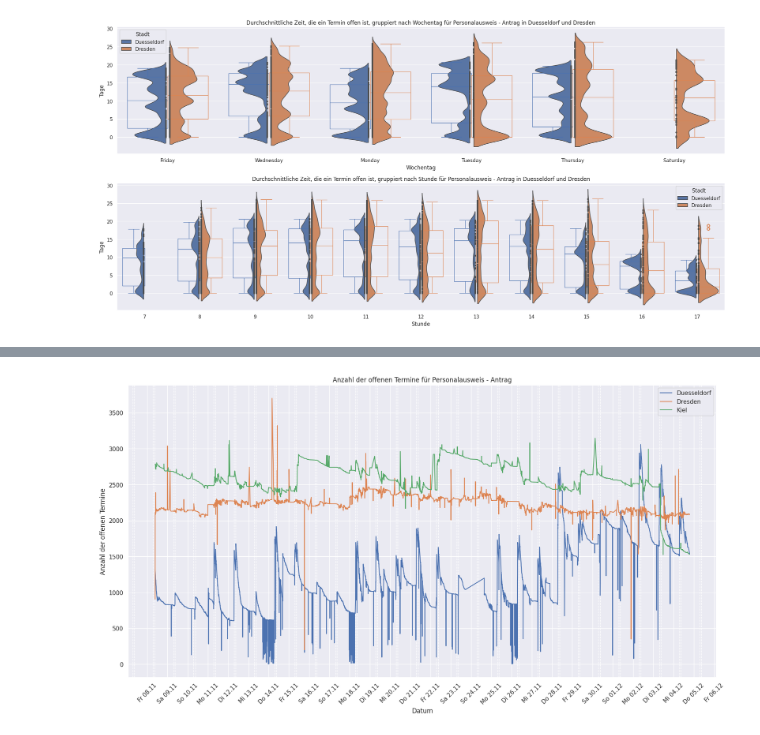
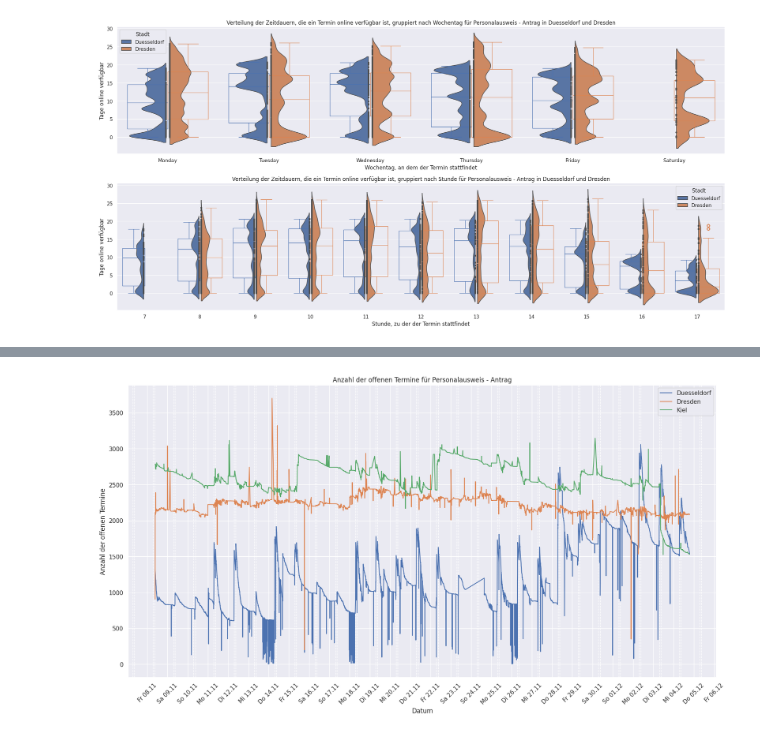
Before and after one commit to davidkempkens/appointment-scraper, a Jupyter notebook: data_analysis.ipynb, the cells around one changed output, grey strips where cells are left out. Cells and saved outputs as stored; diff of their text form; code cells hidden in the pictures.

```diff
--- a/data_analysis.ipynb
+++ b/data_analysis.ipynb
@@ -56,42 +61,55 @@ filtered_df = df[
 fig, ax = plt.subplots(figsize=(20, 10), nrows=2, ncols=1)
 
 for i, groupby in enumerate(["weekday", "hour"]):
-
     label = {
-        "weekday": "Wochentag",
-        "hour": "Stunde",
-    }
+            "weekday": "Wochentag",
+            "hour": "Stunde",
+        }
     sns.violinplot(
         x=groupby,
         y="days_open",
         data=filtered_df,
         ax=ax[i],
         inner="point",
         hue="city",
         split=True,
         gap=0.1,
+        order=(
+            [
+                "Monday",
+                "Tuesday",
+                "Wednesday",
+                "Thursday",
+                "Friday",
+                "Saturday",
+            ]
+            if groupby == "weekday"
+            else None
+        ),
     )
     sns.boxplot(
         x=groupby,
         y="days_open",
         data=filtered_df,
         ax=ax[i],
         showfliers=True,
         linewidth=1,
         fill=False,
         hue="city",
     )
-    title = f"Durchschnittliche Zeit, die ein Termin offen ist, gruppiert nach {label[groupby]} für {concern} in {' und '.join(cities)}"
+    title = f"Verteilung der Zeitdauern, die ein Termin online verfügbar ist, gruppiert nach {label[groupby]} für {concern} in {' und '.join(cities)}"
     ax[i].set_title(title)
-    ax[i].set_xlabel(f"{'Wochentag' if groupby == 'weekday' else 'Stunde'}")
-    ax[i].set_ylabel("Tage")
-    ax[i].legend(title="Stadt",handles=ax[i].get_legend_handles_labels()[0], labels=cities)
+    ax[i].set_xlabel(f"{'Wochentag, an dem der Termin stattfindet' if groupby == 'weekday' else 'Stunde, zu der der Termin stattfindet'}")
+    ax[i].set_ylabel("Tage online verfügbar")
+    ax[i].legend(
+        title="Stadt", handles=ax[i].get_legend_handles_labels()[0], labels=cities
+    )
 plt.tight_layout()
 
 plt.savefig("./bachelorarbeit/bilder/violinplot_days_open.png", bbox_inches="tight")
 plt.show()
 # %% [output]
-[figure, old version]
+[figure, new version]
 # %%
 fig, ax = plt.subplots(figsize=(20, 10), nrows=2, ncols=1)
 
```
Also changed, not shown: parts of 6 cells of this notebook.
